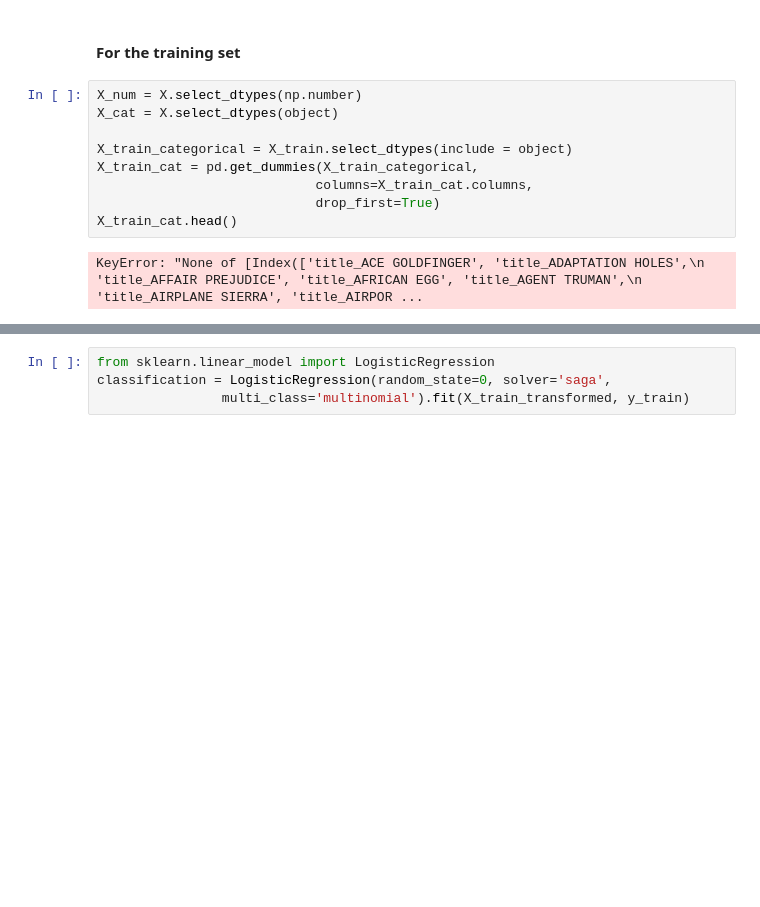
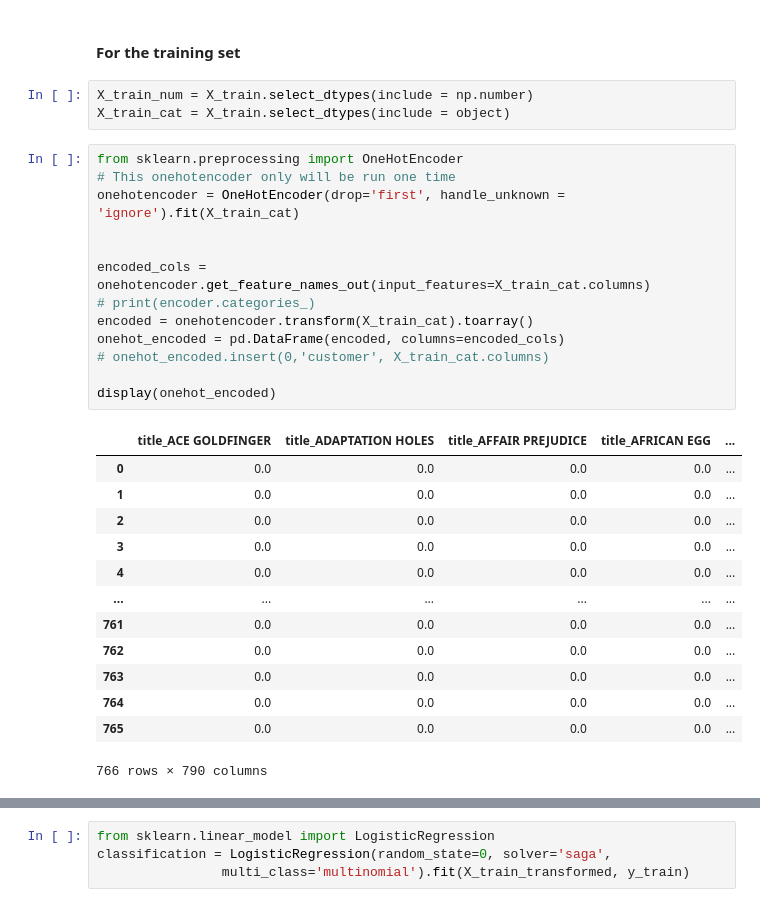
Before and after one commit to SangreNocturna/lab-predictions-logistic-regression, a Jupyter notebook: predictions-logistic-regression.ipynb, the cells around one changed output, grey strips where cells are left out. Cells and saved outputs as stored; diff of their text form; blank space fills up the shorter version.

```diff
--- a/predictions-logistic-regression.ipynb
+++ b/predictions-logistic-regression.ipynb
@@ -182,15 +182,34 @@ from sklearn.model_selection import train_test_split
 X_train, X_test, y_train, y_test = train_test_split(X, y, test_size=0.2, random_state=42)
 # %% [markdown]
 #### For the training set
-# %%
-X_num = X.select_dtypes(np.number)
-X_cat = X.select_dtypes(object)
-
-X_train_categorical = X_train.select_dtypes(include = object)
-X_train_cat = pd.get_dummies(X_train_categorical,
-                            columns=X_train_cat.columns,
-                            drop_first=True)
-X_train_cat.head()
-# %% [output]
-KeyError: "None of [Index(['title_ACE GOLDFINGER', 'title_ADAPTATION HOLES',\n       'title_AFFAIR PREJUDICE', 'title_AFRICAN EGG', 'title_AGENT TRUMAN',\n       'title_AIRPLANE SIERRA', 'title_AIRPOR ...
+# %%
+X_train_num = X_train.select_dtypes(include = np.number)
+X_train_cat = X_train.select_dtypes(include = object)
+# %%
+from sklearn.preprocessing import OneHotEncoder
+# This onehotencoder only will be run one time
+onehotencoder = OneHotEncoder(drop='first', handle_unknown = 'ignore').fit(X_train_cat)
+
+
+encoded_cols = onehotencoder.get_feature_names_out(input_features=X_train_cat.columns)
+# print(encoder.categories_)
+encoded = onehotencoder.transform(X_train_cat).toarray()
+onehot_encoded = pd.DataFrame(encoded, columns=encoded_cols)
+# onehot_encoded.insert(0,'customer', X_train_cat.columns)
+
+display(onehot_encoded)
+# %% [output]
+|  | title_ACE GOLDFINGER | title_ADAPTATION HOLES | title_AFFAIR PREJUDICE | title_AFRICAN EGG | ... |
+| 0 | 0.0 | 0.0 | 0.0 | 0.0 | ... |
+| 1 | 0.0 | 0.0 | 0.0 | 0.0 | ... |
+| 2 | 0.0 | 0.0 | 0.0 | 0.0 | ... |
+| 3 | 0.0 | 0.0 | 0.0 | 0.0 | ... |
+| 4 | 0.0 | 0.0 | 0.0 | 0.0 | ... |
+| ... | ... | ... | ... | ... | ... |
+| 761 | 0.0 | 0.0 | 0.0 | 0.0 | ... |
+| 762 | 0.0 | 0.0 | 0.0 | 0.0 | ... |
+| 763 | 0.0 | 0.0 | 0.0 | 0.0 | ... |
+| 764 | 0.0 | 0.0 | 0.0 | 0.0 | ... |
+| 765 | 0.0 | 0.0 | 0.0 | 0.0 | ... |
+766 rows × 790 columns
 # %%
```
Also changed, not shown: parts of 15 cells of this notebook.
